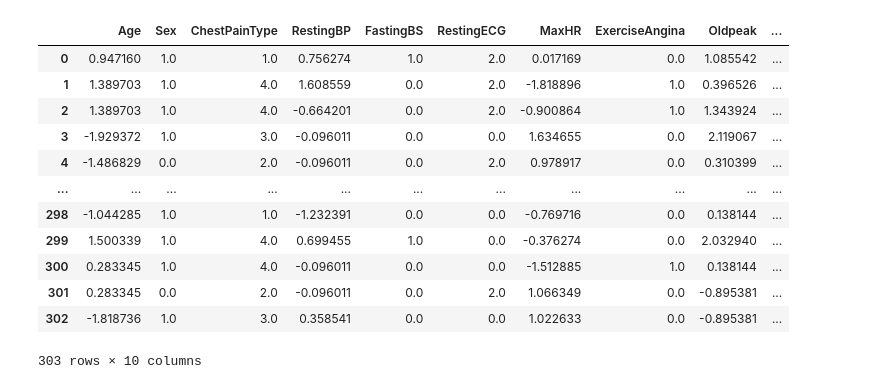
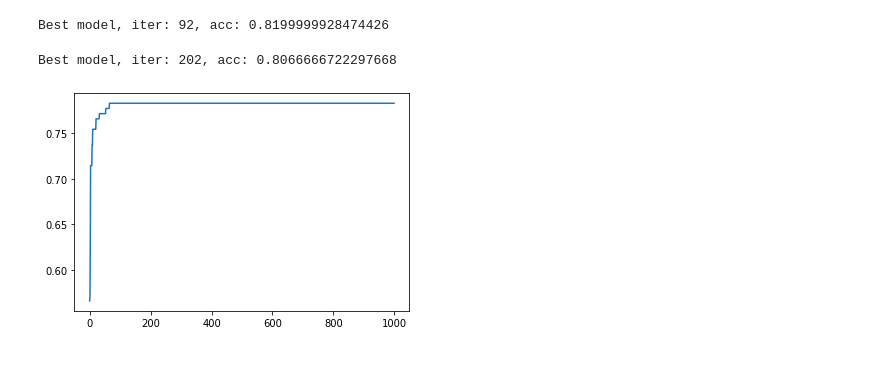
Before and after one commit to romyho-w/Thesis_FL_Ectrie, a Jupyter notebook: FL_HE_2/heartdisease.ipynb, the cells around one changed output. Drawn from its saved outputs; the diff is of its cells as text; code cells hidden in the pictures; blank space fills up the shorter version.

Commit message:
plot hd data

```diff
--- a/FL_HE_2/heartdisease.ipynb
+++ b/FL_HE_2/heartdisease.ipynb
@@ -48,29 +61,52 @@ for i in list(df_dict.keys()):
     for j in numeric_feature_names:
         if location_data[j].std() != 0:
             location_data[j] = (location_data[j] - location_data[j].mean()) / location_data[j].std()
-    # cat_feat = ['ChestPainType', 'RestingECG', 'ST_Slope']
-    # location_data = make_dummies(location_data, cat_feat)
     x = location_data
     glob_model = LR(len(x.columns))
-    # print(ty pe(y))
     client_model = copy.deepcopy(glob_model)
     lr = 3
     lr_decay = 1
-    clients.append(Client(i, x, y, client_model, lr, torch.nn.BCELoss()))
+    clients.append(Client(i, x, y, client_model, lr, torch.nn.BCELoss(), None))
+cat_feat = ['ChestPainType', 'RestingECG', 'ST_Slope']
+for i in clients:
+    i.make_dummies(cat_feat)
+val_x, val_y = make_validation_sets(clients)
+
+best_epoch, best_acc, model_dict, final_results = FL_proces(clients, val_x, val_y, ctx_eval, glob_model, 100)
+print('Best model, iter: {}, acc: {}'.format(best_epoch, best_acc))
+# %% [output]
+Best model, iter: 92, acc: 0.8199999928474426
-# %%
-clients[0].X
-# %% [output]
-|  | Age | Sex | ChestPainType | RestingBP | FastingBS | RestingECG | MaxHR | ExerciseAngina | Oldpeak | ... |
-| 0 | 0.947160 | 1.0 | 1.0 | 0.756274 | 1.0 | 2.0 | 0.017169 | 0.0 | 1.085542 | ... |
-| 1 | 1.389703 | 1.0 | 4.0 | 1.608559 | 0.0 | 2.0 | -1.818896 | 1.0 | 0.396526 | ... |
-| 2 | 1.389703 | 1.0 | 4.0 | -0.664201 | 0.0 | 2.0 | -0.900864 | 1.0 | 1.343924 | ... |
-| 3 | -1.929372 | 1.0 | 3.0 | -0.096011 | 0.0 | 0.0 | 1.634655 | 0.0 | 2.119067 | ... |
-| 4 | -1.486829 | 0.0 | 2.0 | -0.096011 | 0.0 | 2.0 | 0.978917 | 0.0 | 0.310399 | ... |
-| ... | ... | ... | ... | ... | ... | ... | ... | ... | ... | ... |
-| 298 | -1.044285 | 1.0 | 1.0 | -1.232391 | 0.0 | 0.0 | -0.769716 | 0.0 | 0.138144 | ... |
-| 299 | 1.500339 | 1.0 | 4.0 | 0.699455 | 1.0 | 0.0 | -0.376274 | 0.0 | 2.032940 | ... |
-| 300 | 0.283345 | 1.0 | 4.0 | -0.096011 | 0.0 | 0.0 | -1.512885 | 1.0 | 0.138144 | ... |
-| 301 | 0.283345 | 0.0 | 2.0 | -0.096011 | 0.0 | 2.0 | 1.066349 | 0.0 | -0.895381 | ... |
-| 302 | -1.818736 | 1.0 | 3.0 | 0.358541 | 0.0 | 0.0 | 1.022633 | 0.0 | -0.895381 | ... |
-303 rows × 10 columns
+# %%
+clients = []
+
+for i in list(df_dict.keys()):
+    df = df_dict.get(i)
+    location_data = new_df(df)
+    y = location_data.HeartDisease
+    location_data = location_data.drop(columns="HeartDisease")
+
+    numeric_feature_names = ['Age', 'MaxHR', 'RestingBP',  'Cholesterol', 'Oldpeak']
+    for j in numeric_feature_names:
+        if location_data[j].std() != 0:
+            location_data[j] = (location_data[j] - location_data[j].mean()) / location_data[j].std()
+    x = location_data
+    glob_model = LR(len(x.columns))
+    client_model = copy.deepcopy(glob_model)
+    lr = 3
+    lr_decay = 1
+    clients.append(Client(i, x, y, client_model, lr, torch.nn.BCELoss(), None))
+cat_feat = ['ChestPainType', 'RestingECG', 'ST_Slope']
+for i in clients:
+    i.make_dummies(cat_feat)
+val_x, val_y = make_validation_sets(clients)
+
+best_epoch, best_acc, model_dict, final_results = FL_proces(clients, val_x, val_y, ctx_eval, glob_model, 1000)
+print('Best model, iter: {}, acc: {}'.format(best_epoch, best_acc))
+# %% [output]
+Best model, iter: 202, acc: 0.8066666722297668
+# %%
+plt.plot(final_results.best_acc)
+plt.show()
+# %% [output]
+[figure, added]
 # %%
```
Also changed, not shown: parts of 19 cells of this notebook.
